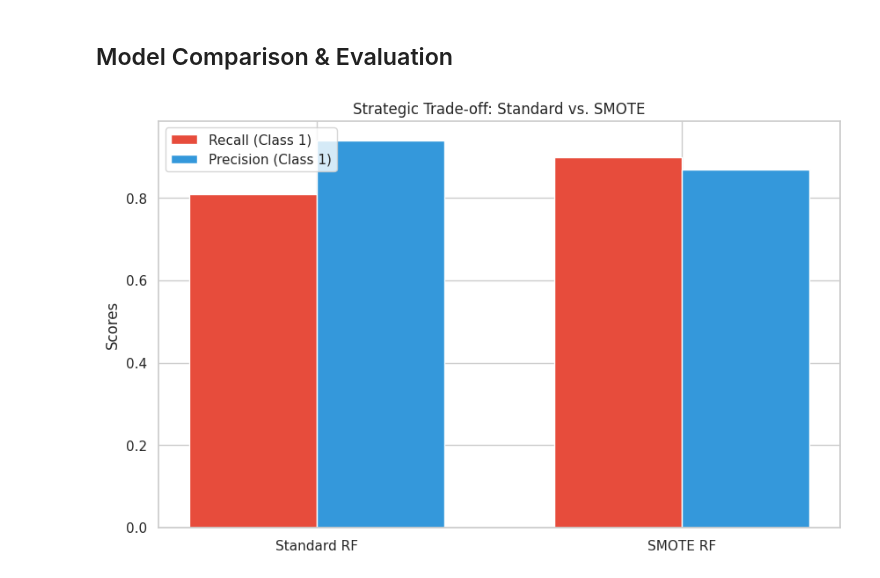
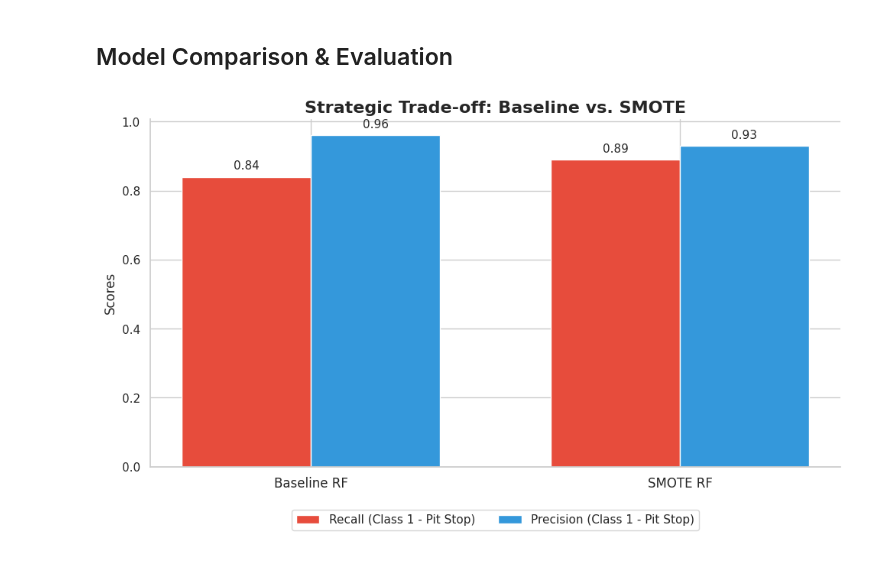
Before and after one commit to PavanKumarVattikuti/Data-Science-Portfolio, a Jupyter notebook: Machine-Learning-and-Predictive-Modeling/F1-Pit-Stop-Prediction(Random-Forest).ipynb, the cells around one changed output. Cells and saved outputs as stored; diff of their text form; code cells hidden in the pictures.

```diff
--- a/Machine-Learning-and-Predictive-Modeling/F1-Pit-Stop-Prediction(Random-Forest).ipynb
+++ b/Machine-Learning-and-Predictive-Modeling/F1-Pit-Stop-Prediction(Random-Forest).ipynb
@@ -370,23 +643,35 @@ plt.show()
 # %% [markdown]
 ## Model Comparison & Evaluation
 # %%
-# Model Comparison Visualization
-models = ['Standard RF', 'SMOTE RF']
-recall_scores = [0.81, 0.90]
-precision_scores = [0.94, 0.87]
+# --- Model Comparison Visualization ---
+
+models = ['Baseline RF', 'SMOTE RF']
+
+recall_scores = [0.84, 0.89]
+precision_scores = [0.96, 0.93]
 
 x = np.arange(len(models))
 width = 0.35
 
 fig, ax = plt.subplots(figsize=(10, 6))
-ax.bar(x - width/2, recall_scores, width, label='Recall (Class 1)', color='#e74c3c')
-ax.bar(x + width/2, precision_scores, width, label='Precision (Class 1)', color='#3498db')
+ax.bar(x - width/2, recall_scores, width, label='Recall (Class 1 - Pit Stop)', color='#e74c3c')
+ax.bar(x + width/2, precision_scores, width, label='Precision (Class 1 - Pit Stop)', color='#3498db')
 
-ax.set_ylabel('Scores')
-ax.set_title('Strategic Trade-off: Standard vs. SMOTE')
+ax.set_ylabel('Scores', fontsize=12)
+ax.set_title('Strategic Trade-off: Baseline vs. SMOTE', fontsize=16, fontweight='bold')
 ax.set_xticks(x)
-ax.set_xticklabels(models)
-ax.legend()
+ax.set_xticklabels(models, fontsize=12)
+ax.legend(loc='lower center', bbox_to_anchor=(0.5, -0.2), ncol=2)
+
+# Add exact value labels on the bars
+for p in ax.patches:
+    ax.annotate(f'{p.get_height():.2f}',
+                (p.get_x() + p.get_width() / 2., p.get_height()),
+                ha='center', va='bottom', fontsize=11, xytext=(0, 5),
+                textcoords='offset points')
+
+sns.despine()
+plt.tight_layout()
 plt.show()
 # %% [output]
-[figure, old version]
+[figure, new version]
```
Also changed, not shown: parts of 40 cells of this notebook.
